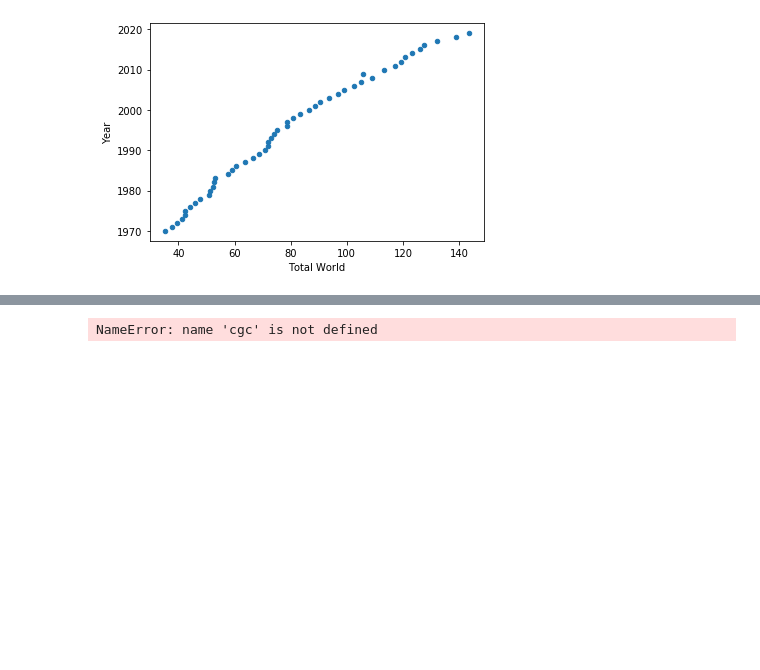
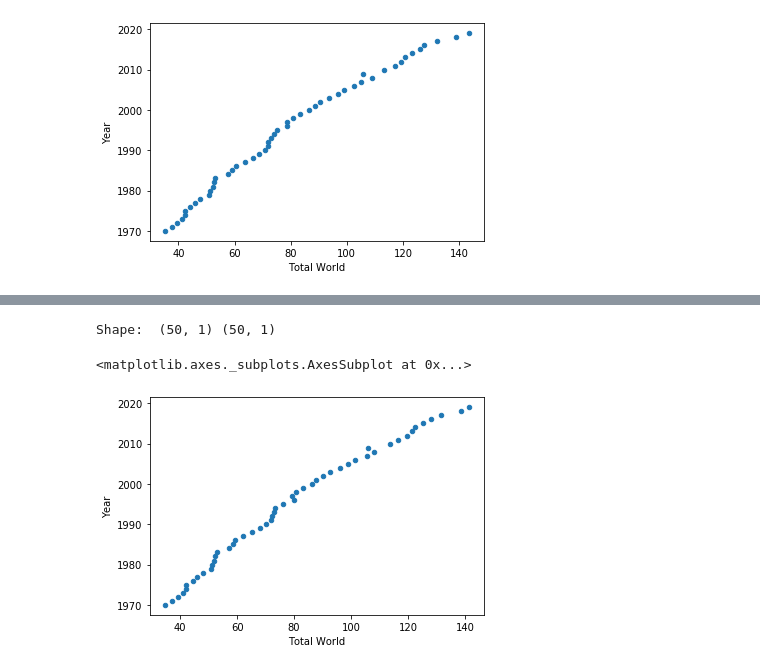
Before and after one commit to minerva-b/Final_Team_Project, a Jupyter notebook: minerva/MachineLearning_Gas_1970-2019.ipynb, the cells around one changed output, grey strips where cells are left out. Saved outputs shown, nothing was run; the diff lists cells and outputs as text; code cells hidden in the pictures; blank space fills up the shorter version.

```diff
--- a/minerva/MachineLearning_Gas_1970-2019.ipynb
+++ b/minerva/MachineLearning_Gas_1970-2019.ipynb
@@ -96,4 +105,4 @@ clean_gas_csmp.reset_index()
 # %%
-cgc = clean_gas_csmp[(clean_gas_csmp["Year"] >= 1970.0)]
+cgc = clean_gas_csmp[(clean_gas_csmp["Year"] >= 1970)]
 cgc
 # %% [output]
@@ -101,5 +126,0 @@ KeyError: 'Year'
-# %%
-cgc.Year = pd.Series(cgc.Year, dtype=int)
-print(cgc)
-# %% [output]
-NameError: name 'cgc' is not defined
@@ -107,0 +127,20 @@ cgc
+# %%
+# Assign the data to X and y
+# Note: Sklearn requires a two-dimensional array of values
+# so we use reshape to create this
+
+X = cgc["Total World"].values.reshape(-1, 1)
+y = cgc["Year"].values.reshape(-1, 1)
+
+print("Shape: ", X.shape, y.shape)
+# %% [output]
+Shape:  (50, 1) (50, 1)
+# %%
+# Plot the data to see if a linear trend exists
+
+cgc.plot(kind ="scatter", x= "Total World", y = "Year")
+
+# Come back to add labels and customize ------------------------------------------------------------------------------------
+# %% [output]
+<matplotlib.axes._subplots.AxesSubplot at 0x...>
+[figure, added]
```
Also changed, not shown: parts of 5 cells of this notebook.
